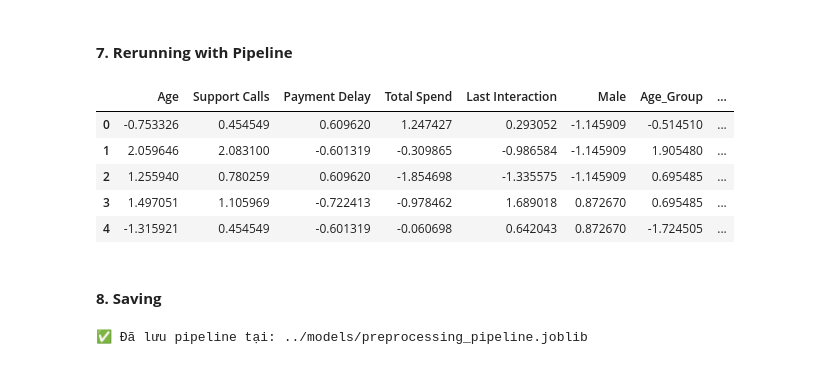
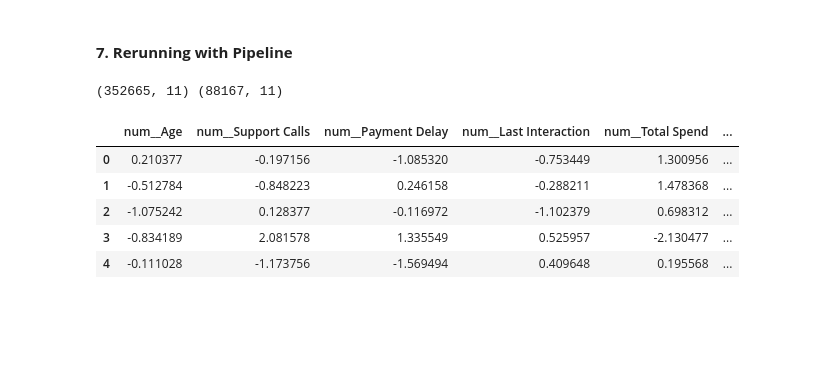
Before and after one commit to ltathu-183/DSEB65A-Group04-customer-churn-predictor, a Jupyter notebook: notebooks/02_Preprocessing.ipynb, the cells around one changed output. Drawn from its saved outputs; the diff is of its cells as text; code cells hidden in the pictures; blank space fills up the shorter version.

Commit message:
refactor: update preprocessing notebook to use new pipeline functions

```diff
--- a/notebooks/02_Preprocessing.ipynb
+++ b/notebooks/02_Preprocessing.ipynb
@@ -246,49 +247,39 @@ df.head()
 # %% [markdown]
 #### **7. Rerunning with Pipeline**
 # %%
-# 0. raw data
-df_raw = pd.read_csv("../data/raw/train.csv").drop(columns = 'CustomerID')
+# 1. raw data
+df = pd.read_csv("../data/raw/train.csv")
 
-Churn = df['Churn']
-df_raw = df_raw.drop(columns = 'Churn')
+target = "Churn"
 
-# 1. Khởi tạo Pipeline
-preprocesing_pipeline = Pipeline([
-    ('stateless_transform', ChurnFeatureTransformer()),
-    ('scaler', StandardScaler())
-])
+X = df.drop(columns=[target])
+y = df[target]
 
-# 2. Cấu hình output (chỉ cho scaler để tránh lỗi ValueError trước đó)
-preprocesing_pipeline.named_steps['scaler'].set_output(transform="pandas")
-
-df_processed = preprocesing_pipeline.fit_transform(
-    df_raw,
-    stateless_transform__train=True
+# 2. train, test split and Shuffle
+X_train, X_test, y_train, y_test = train_test_split(
+    X, y, test_size=0.2, random_state=42, stratify=y
 )
 
-# Dùng pd.concat với axis=1 để nối theo cột, Pandas sẽ tự động khớp theo Index
-df_final = pd.concat([df_processed, Churn], axis=1)
-df_final.head()
+print(X_train.shape, X_test.shape)
 # %% [output]
-|  | Age | Support Calls | Payment Delay | Total Spend | Last Interaction | Male | Age_Group | ... |
-| 0 | -0.753326 | 0.454549 | 0.609620 | 1.247427 | 0.293052 | -1.145909 | -0.514510 | ... |
-| 1 | 2.059646 | 2.083100 | -0.601319 | -0.309865 | -0.986584 | -1.145909 | 1.905480 | ... |
-| 2 | 1.255940 | 0.780259 | 0.609620 | -1.854698 | -1.335575 | -1.145909 | 0.695485 | ... |
-| 3 | 1.497051 | 1.105969 | -0.722413 | -0.978462 | 1.689018 | 0.872670 | 0.695485 | ... |
-| 4 | -1.315921 | 0.454549 | -0.601319 | -0.060698 | 0.642043 | 0.872670 | -1.724505 | ... |
+(352665, 11) (88167, 11)
-# %% [markdown]
-#### **8. Saving**
-# %%
-os.makedirs("../data/preprocessed", exist_ok=True)
-df_final.to_parquet("../data/preprocessed/train.parquet", index=False)
-
-# LƯU PIPELINE
-# Tạo thư mục models nếu chưa có
-os.makedirs("../models", exist_ok=True)
-
-model_path = "../models/preprocessing_pipeline.joblib"
-joblib.dump(preprocesing_pipeline, model_path)
-
-print(f"\n✅ Đã lưu pipeline tại: {model_path}")
-# %% [output]
-✅ Đã lưu pipeline tại: ../models/preprocessing_pipeline.joblib
+# %%
+# 3. Preprocessing + Feature engineering Pipeline
+preprocesing_pipeline = Pipeline([
+   ("feature_engineering", FeatureEngineer()),
+   ("preprocessor", create_preprocessor())
+])
+
+X_train_transformed = preprocesing_pipeline.fit_transform(X_train)
+# %%
+feature_names = preprocesing_pipeline.named_steps["preprocessor"].get_feature_names_out()
+
+X_train_df = pd.DataFrame(X_train_transformed, columns=feature_names)
+X_train_df.head()
+# %% [output]
+|  | num__Age | num__Support Calls | num__Payment Delay | num__Last Interaction | num__Total Spend | ... |
+| 0 | 0.210377 | -0.197156 | -1.085320 | -0.753449 | 1.300956 | ... |
+| 1 | -0.512784 | -0.848223 | 0.246158 | -0.288211 | 1.478368 | ... |
+| 2 | -1.075242 | 0.128377 | -0.116972 | -1.102379 | 0.698312 | ... |
+| 3 | -0.834189 | 2.081578 | 1.335549 | 0.525957 | -2.130477 | ... |
+| 4 | -0.111028 | -1.173756 | -1.569494 | 0.409648 | 0.195568 | ... |
```
Also changed, not shown: parts of 3 cells of this notebook.
